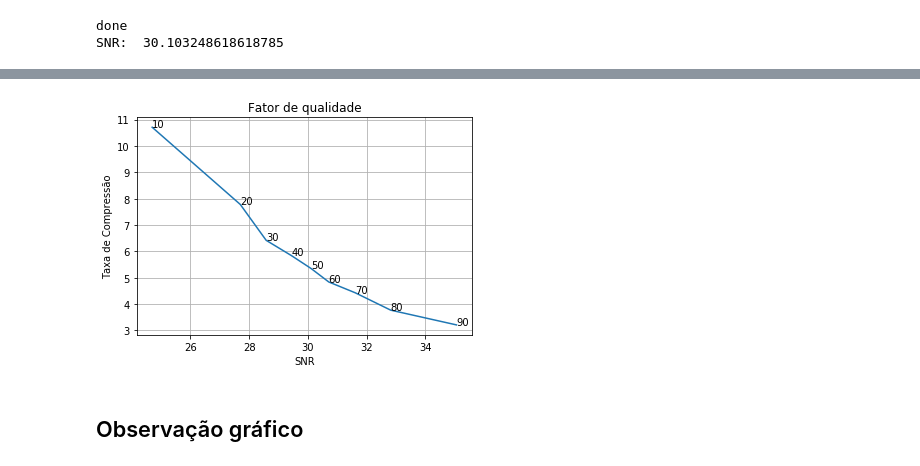
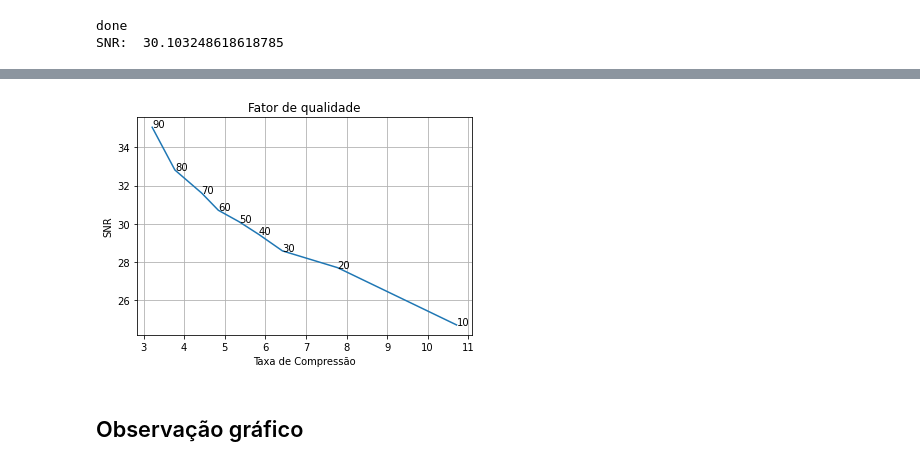
Before and after one commit to eddoasso/ISEL-CSM, a Jupyter notebook: TP3/CSM_T42G04_3trab.ipynb, the cells around one changed output, grey strips where cells are left out. Saved outputs shown, nothing was run; the diff lists cells and outputs as text; code cells hidden in the pictures.

```diff
--- a/TP3/CSM_T42G04_3trab.ipynb
+++ b/TP3/CSM_T42G04_3trab.ipynb
@@ -978,32 +989,31 @@ SNR:  30.103248618618785
 # %%
-
 encodeTime = [1.46, 1.87, 1.49, 1.53, 1.64, 1.62, 1.77, 1.96, 2.41]
 decodeTime = [1.45, 1.64, 2.61, 2.22, 2.51, 3.02, 3.92, 5.06, 16.75]
 
 qualityList = [10, 20, 30, 40, 50, 60, 70, 80, 90]
 
 taxa = [10.71, 7.78, 6.42, 5.84, 5.35, 4.84, 4.43, 3.77, 3.21]
 
 snr = [24.7, 27.7, 28.58, 29.44, 30.11, 30.71, 31.61, 32.82, 35.06]
 
 i = 10
-for x, y in zip(snr, taxa):
+for x, y in zip(taxa, snr):
     plt.annotate(i, xy=(x,y), textcoords='data')
     i+=10
 
-plt.plot(snr, taxa)
+plt.plot(taxa,snr)
 
-plt.ylabel('Taxa de Compressão')
+plt.ylabel('SNR')
 
-plt.xlabel('SNR')
+plt.xlabel('Taxa de Compressão')
 
 plt.title('Fator de qualidade')
 
 plt.grid()
 
 plt.show()
 # %% [output]
-[figure, old version]
+[figure, new version]
 # %% [markdown]
 ## Observação gráfico
 # %% [markdown]
```
Also changed, not shown: parts of 6 cells of this notebook, 1 other file.
